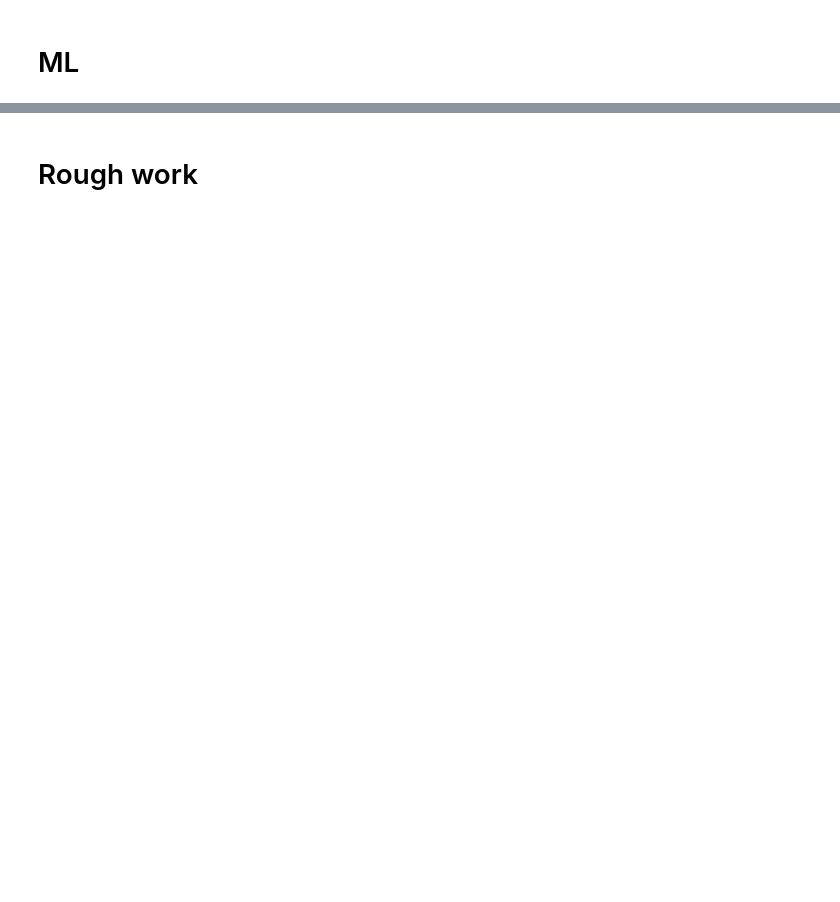
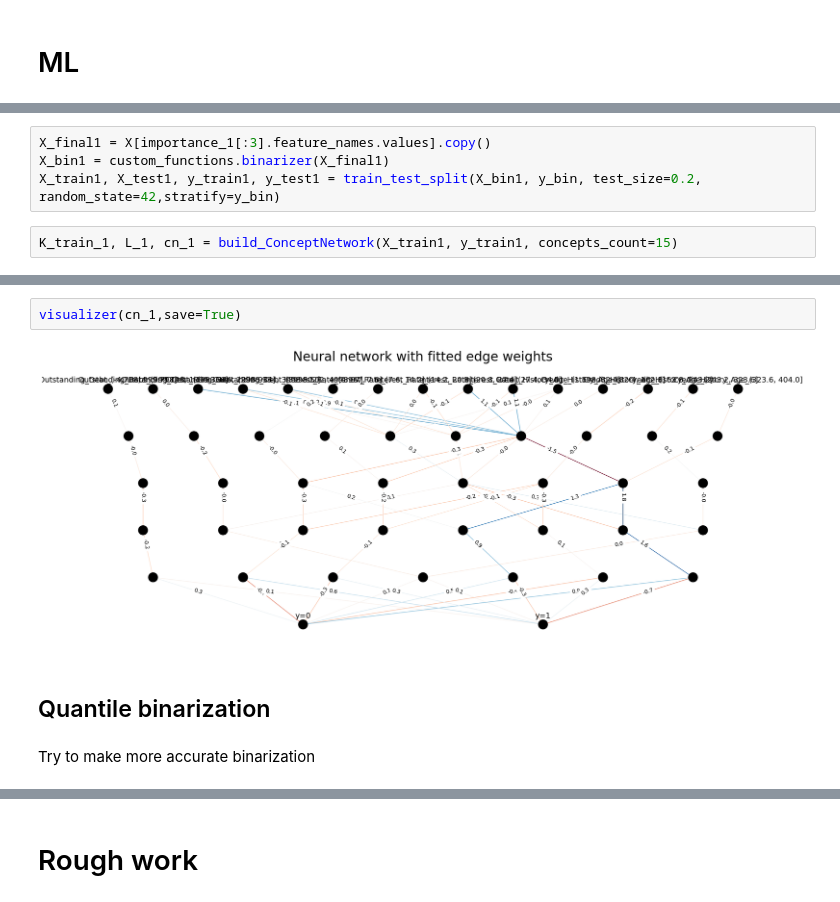
Before and after one commit to arsnvslv/Neural-FCA, a Jupyter notebook: сredit_score_classification.ipynb, the cells around one changed output, grey strips where cells are left out. Saved outputs shown, nothing was run; the diff lists cells and outputs as text; blank space fills up the shorter version.

```diff
--- a/сredit_score_classification.ipynb
+++ b/сredit_score_classification.ipynb
@@ -580,0 +824,6 @@ Score: 0.7706953642384106
+# %%
+X_final1 = X[importance_1[:3].feature_names.values].copy()
+X_bin1 = custom_functions.binarizer(X_final1)
+X_train1, X_test1, y_train1, y_test1 = train_test_split(X_bin1, y_bin, test_size=0.2, random_state=42,stratify=y_bin)
+# %%
+K_train_1, L_1, cn_1 = build_ConceptNetwork(X_train1, y_train1, concepts_count=15)
@@ -580,0 +844,8 @@ Score: 0.7706953642384106
+# %%
+visualizer(cn_1,save=True)
+# %% [output]
+[figure, added]
+# %% [markdown]
+## Quantile binarization
+# %% [markdown]
+Try to make more accurate binarization
```
Also changed, not shown: parts of 124 cells of this notebook, 28 other files.
